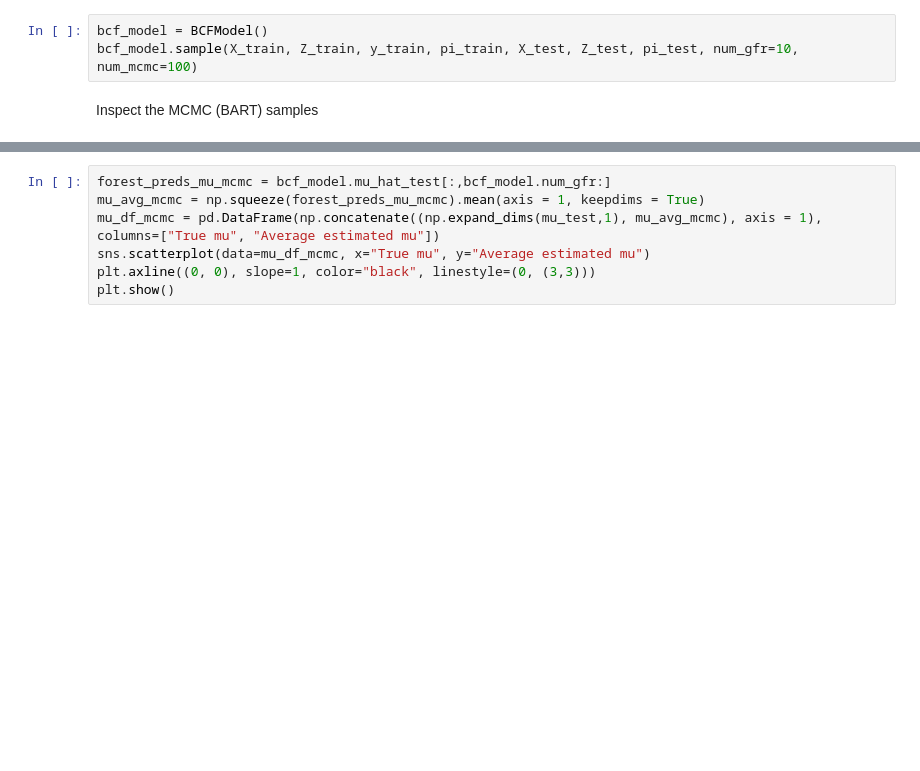
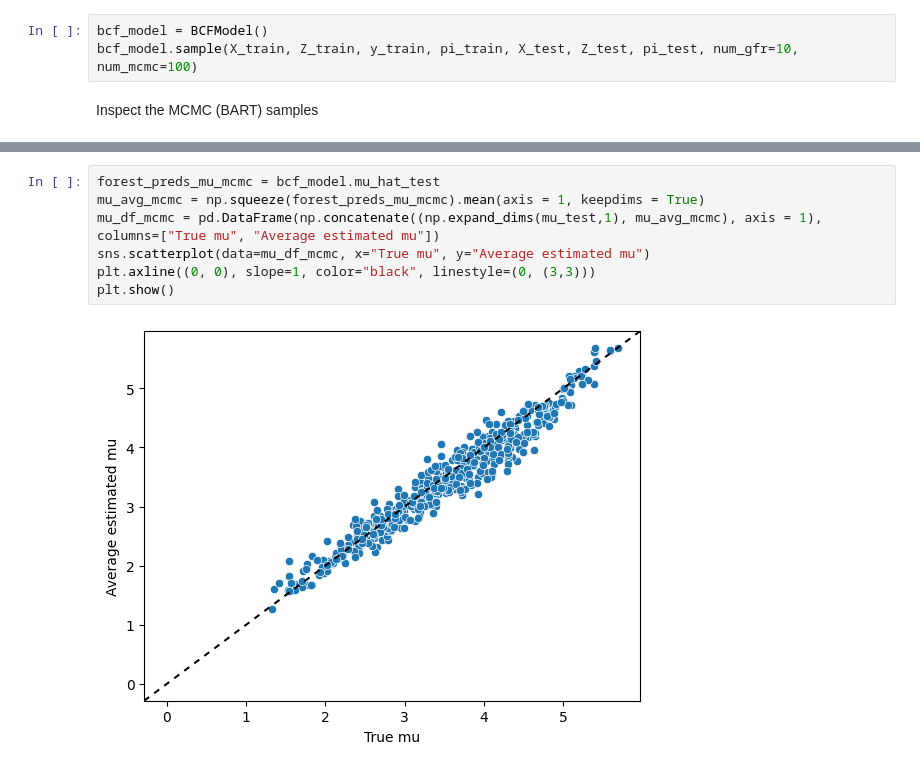
Before and after one commit to StochasticTree/stochtree, a Jupyter notebook: demo/notebooks/causal_inference.ipynb, the cells around one changed output, grey strips where cells are left out. Drawn from its saved outputs; the diff is of its cells as text; blank space fills up the shorter version.

```diff
--- a/demo/notebooks/causal_inference.ipynb
+++ b/demo/notebooks/causal_inference.ipynb
@@ -70,10 +74,12 @@ plt.show()
 # %%
-forest_preds_mu_mcmc = bcf_model.mu_hat_test[:,bcf_model.num_gfr:]
+forest_preds_mu_mcmc = bcf_model.mu_hat_test
 mu_avg_mcmc = np.squeeze(forest_preds_mu_mcmc).mean(axis = 1, keepdims = True)
 mu_df_mcmc = pd.DataFrame(np.concatenate((np.expand_dims(mu_test,1), mu_avg_mcmc), axis = 1), columns=["True mu", "Average estimated mu"])
 sns.scatterplot(data=mu_df_mcmc, x="True mu", y="Average estimated mu")
 plt.axline((0, 0), slope=1, color="black", linestyle=(0, (3,3)))
 plt.show()
+# %% [output]
+[figure, added]
 # %%
 sigma_df_mcmc = pd.DataFrame(np.concatenate((np.expand_dims(np.arange(bcf_model.num_samples - bcf_model.num_gfr),axis=1), np.expand_dims(bcf_model.global_var_samples[bcf_model.num_gfr:],axis=1)), axis = 1), columns=["Sample", "Sigma"])
 sns.scatterplot(data=sigma_df_mcmc, x="Sample", y="Sigma")
```
Also changed, not shown: parts of 4 cells of this notebook, 5 other files.
